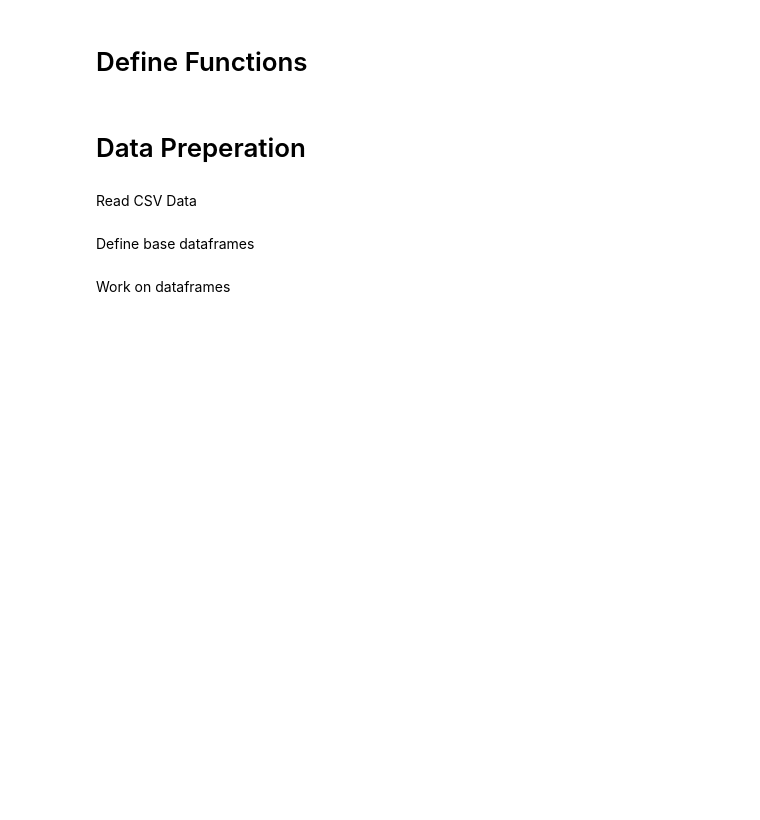
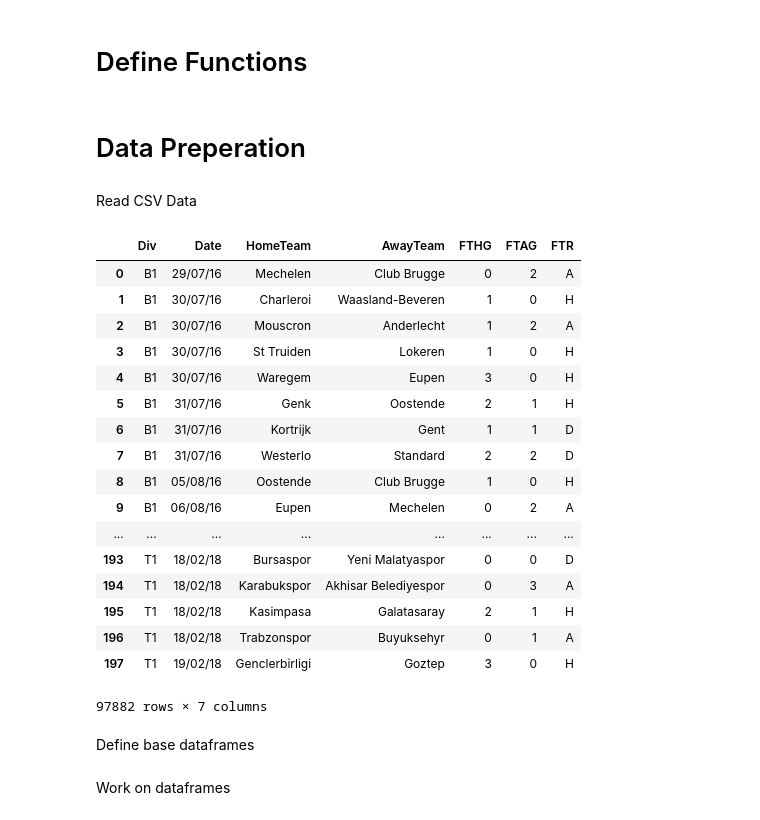
Before and after one commit to brownd1986/Football_Prediction, a Jupyter notebook: Pred-Complete.ipynb, the cells around one changed output. Cells and saved outputs as stored; diff of their text form; code cells hidden in the pictures; blank space fills up the shorter version.

```diff
--- a/Pred-Complete.ipynb
+++ b/Pred-Complete.ipynb
@@ -61,6 +61,27 @@ for year in ['0001','0102','0203','0304','0405','0506','0607','0708','0809','091
 
 fixtures_url="http://www.football-data.co.uk/fixtures.csv"
 fixtures=pd.read_csv(fixtures_url,usecols=['Date','Div','HomeTeam','AwayTeam','FTHG','FTAG','FTR'])
+# %%
+full_stats
+# %% [output]
+|  | Div | Date | HomeTeam | AwayTeam | FTHG | FTAG | FTR |
+| 0 | B1 | 29/07/16 | Mechelen | Club Brugge | 0 | 2 | A |
+| 1 | B1 | 30/07/16 | Charleroi | Waasland-Beveren | 1 | 0 | H |
+| 2 | B1 | 30/07/16 | Mouscron | Anderlecht | 1 | 2 | A |
+| 3 | B1 | 30/07/16 | St Truiden | Lokeren | 1 | 0 | H |
+| 4 | B1 | 30/07/16 | Waregem | Eupen | 3 | 0 | H |
+| 5 | B1 | 31/07/16 | Genk | Oostende | 2 | 1 | H |
+| 6 | B1 | 31/07/16 | Kortrijk | Gent | 1 | 1 | D |
+| 7 | B1 | 31/07/16 | Westerlo | Standard | 2 | 2 | D |
+| 8 | B1 | 05/08/16 | Oostende | Club Brugge | 1 | 0 | H |
+| 9 | B1 | 06/08/16 | Eupen | Mechelen | 0 | 2 | A |
+| ... | ... | ... | ... | ... | ... | ... | ... |
+| 193 | T1 | 18/02/18 | Bursaspor | Yeni Malatyaspor | 0 | 0 | D |
+| 194 | T1 | 18/02/18 | Karabukspor | Akhisar Belediyespor | 0 | 3 | A |
+| 195 | T1 | 18/02/18 | Kasimpasa | Galatasaray | 2 | 1 | H |
+| 196 | T1 | 18/02/18 | Trabzonspor | Buyuksehyr | 0 | 1 | A |
+| 197 | T1 | 19/02/18 | Genclerbirligi | Goztep | 3 | 0 | H |
+97882 rows × 7 columns
 # %% [markdown]
 Define base dataframes
 # %%
```
Also changed, not shown: parts of 2 cells of this notebook.
